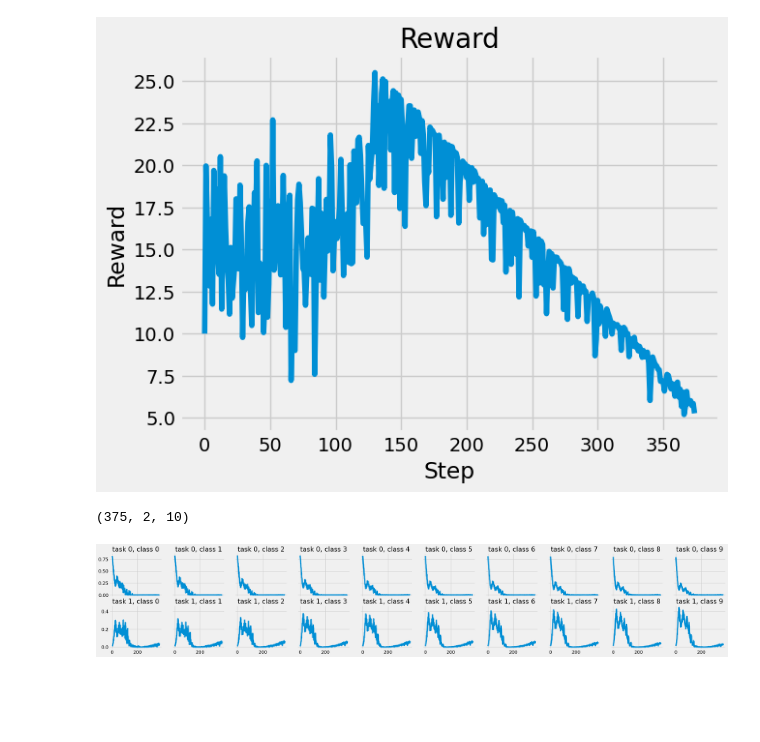
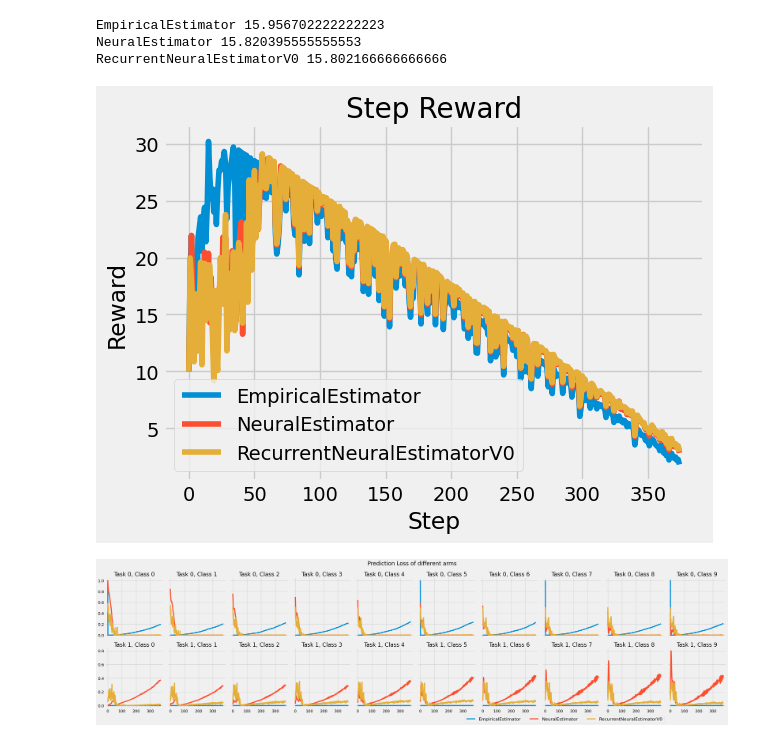
Before and after one commit to vlongle/recsys_data, a Jupyter notebook: main.ipynb, the cells around one changed output. Drawn from its saved outputs; the diff is of its cells as text; code cells hidden in the pictures; blank space fills up the shorter version.

```diff
--- a/main.ipynb
+++ b/main.ipynb
@@ -84,0 +76,14 @@ routed data:
+# %%
+estimators = [EmpiricalEstimator, NeuralEstimator, RecurrentNeuralEstimatorV0]
+estimator_step_rewards, estimator_pred_losses = {}, {}
+for estimator_cls in estimators:
+    estimator = estimator_cls(num_tasks, num_cls)
+    explore = PerArmExploration(num_tasks, num_cls, num_slates)
+    algo = BanditAlgorithm(
+        estimator,
+        explore,
+    )
+    print("=== Estimator:", estimator_cls.__name__, "===")
+    step_rewards, pred_losses = main(algo, env)
+    estimator_pred_losses[estimator_cls.__name__] = pred_losses
+    estimator_step_rewards[estimator_cls.__name__] = step_rewards
@@ -85,19 +117,28 @@ routed data:
 # %%
-plt.title("Reward")
+plt.title("Step Reward")
 plt.ylabel("Reward")
 plt.xlabel("Step")
-plt.plot(step_rewards);
+for estimator_name, step_rewards in estimator_step_rewards.items():
+    plt.plot(step_rewards, label=estimator_name)
+    print(estimator_name, np.mean(step_rewards))
+plt.legend(loc="best");
+plt.tight_layout()
 # %% [output]
+EmpiricalEstimator 15.956702222222223
+NeuralEstimator 15.820395555555553
+RecurrentNeuralEstimatorV0 15.802166666666666
-[figure, old version]
+[figure, new version]
-# %%
-pred_losses.shape
-# %% [output]
-(375, 2, 10)
 # %%
-fig, ax = plt.subplots(2, 10, sharex='col', sharey='row', figsize=(30, 5))
-for i in range(2):
-    for j in range(10):
-        ax[i, j].plot(pred_losses[:, i, j])
-        ax[i, j].set_title(f"task {i}, class {j}")
+fig, ax = plt.subplots(2, 10, sharex='col', sharey='row', figsize=(32, 8))
+# make a single legend for all subplots
+for i in range(num_tasks):
+    for j in range(num_cls):
+        for estimator_name, pred_losses in estimator_pred_losses.items():
+            ax[i, j].plot(pred_losses[:, i, j], label=estimator_name)
+            ax[i, j].set_title(f"Task {i}, Class {j}")
+handles, labels = ax[0, 0].get_legend_handles_labels()
+fig.legend(handles, labels, loc='lower right', ncol=3, fontsize=16, bbox_to_anchor=(0.9, -0.05));
+fig.suptitle("Prediction Loss of different arms", fontsize=20);
+plt.tight_layout()
 # %% [output]
-[figure, old version]
+[figure, new version]
```
Also changed, not shown: parts of 8 cells of this notebook, 4 other files.
